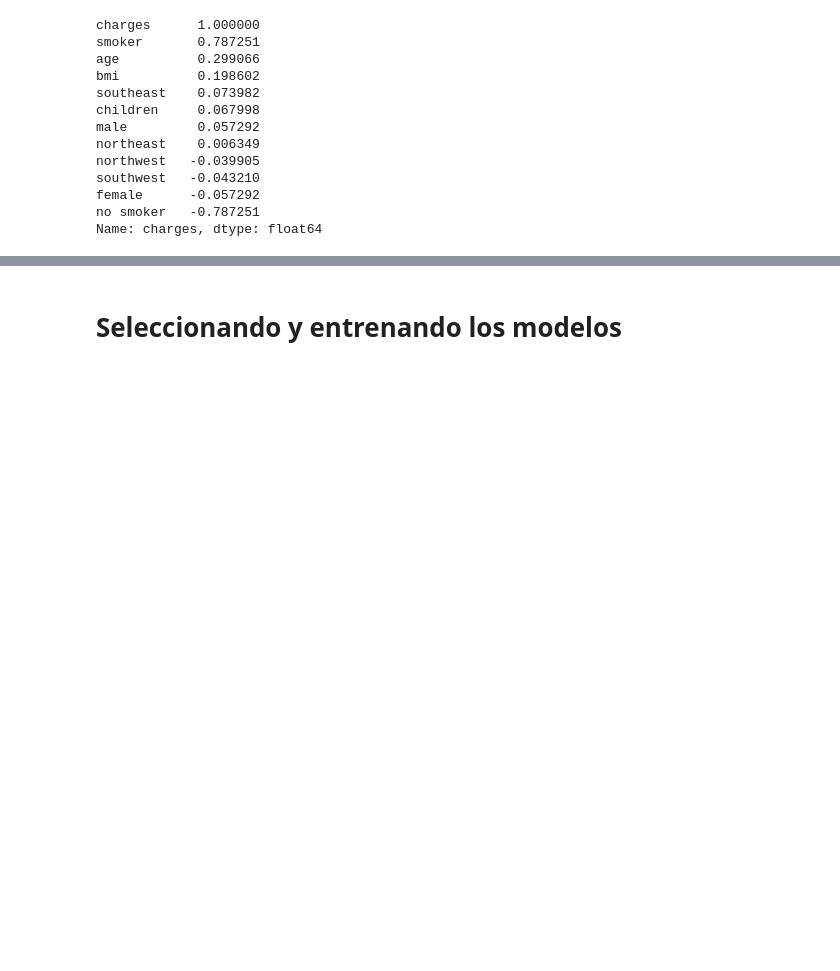
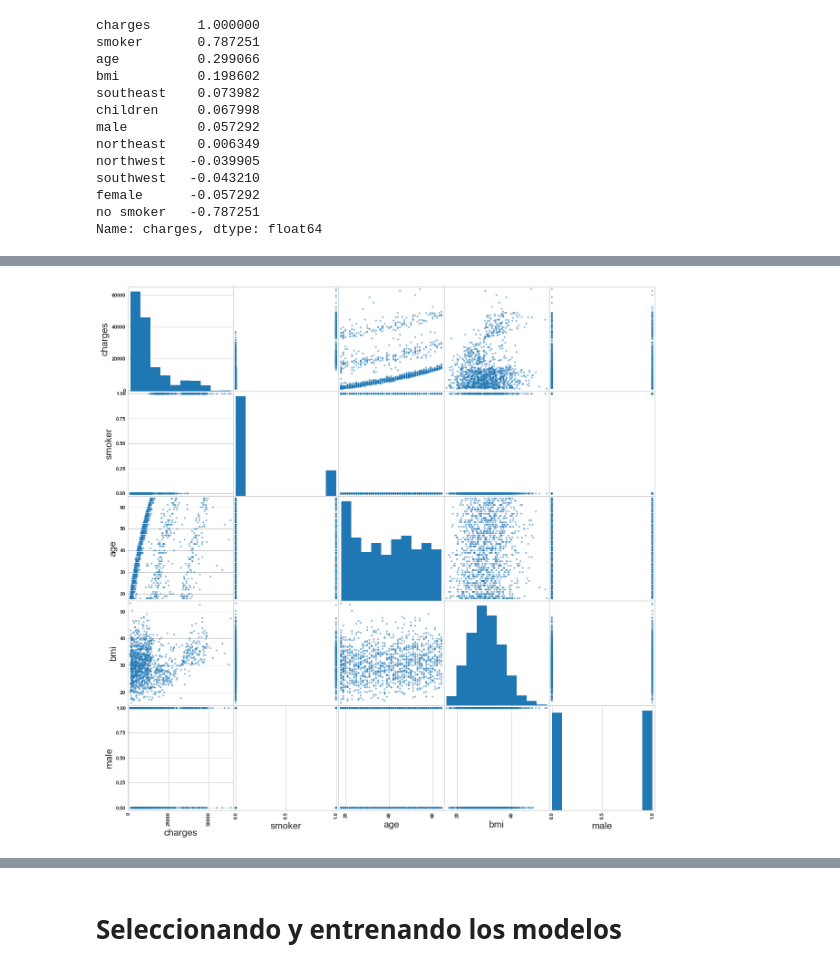
Before and after one commit to RobinGoldwing/gold-insurance, a Jupyter notebook: Proyecto ML insurance.ipynb, the cells around one changed output, grey strips where cells are left out. Saved outputs shown, nothing was run; the diff lists cells and outputs as text; code cells hidden in the pictures; blank space fills up the shorter version.

```diff
--- a/Proyecto ML insurance.ipynb
+++ b/Proyecto ML insurance.ipynb
@@ -1008,0 +419,8 @@ memory usage: 2.2 MB
+# %%
+from pandas.plotting import scatter_matrix;
+
+attributes = ["charges","smoker", "age", "bmi", "male"]
+
+scatter_matrix(insurance_norm[attributes], figsize=(15,15) );
+# %% [output]
+[figure, added]
```
Also changed, not shown: parts of 160 cells of this notebook, 1 other file.
